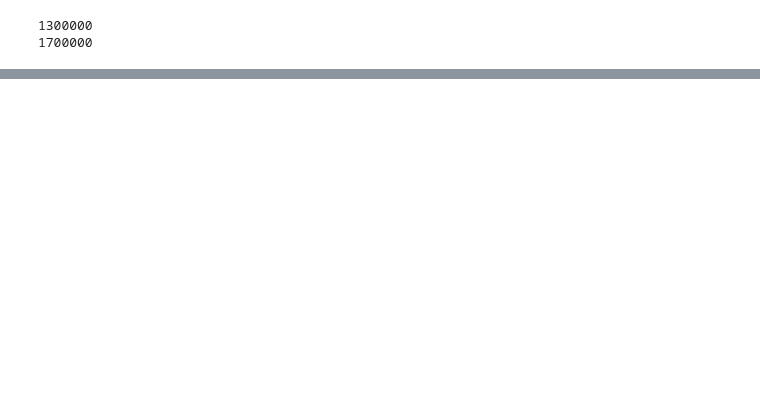
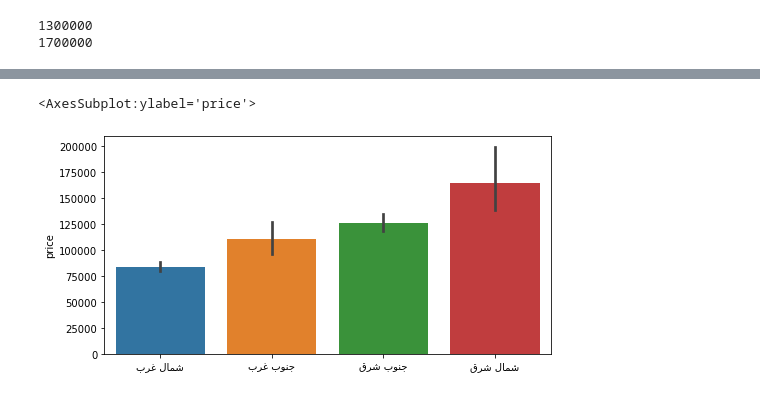
Before and after one commit to Turkinass/Aqar_Real_Estate_EDA, a Jupyter notebook: eda_raw.ipynb, the cells around one changed output, grey strips where cells are left out. Saved outputs shown, nothing was run; the diff lists cells and outputs as text; code cells hidden in the pictures; blank space fills up the shorter version.

```diff
--- a/eda_raw.ipynb
+++ b/eda_raw.ipynb
@@ -273,0 +457,25 @@ plt.
+# %%
+# 0 - create a locator instance
+locator = Nominatim(user_agent="myGeocoder")
+# 1 - conveneint function to delay between geocoding calls
+geocode = RateLimiter(locator.geocode, min_delay_seconds=0.1)
+# 2- - create location column
+data['location'] = data['district'].apply(geocode)
+# 3 - create longitude, laatitude and altitude from location column (returns tuple)
+data['point'] = data['location'].apply(lambda loc: tuple(loc.point) if loc else None)
+# 4 - split point column into latitude, longitude and altitude columns
+data[['latitude', 'longitude', 'altitude']] = pd.DataFrame(data['point'].tolist(), index=data.index)
+
+
+
+
+
+
+# location = locator.geocode("حي ضاحية الملك قهد")
+
+# try:
+#     latitude = location.latitude
+#     longitude = location.longitude
+# except:
+#     latitude = None
+#     longitude = None
@@ -273,0 +564,2 @@ plt.
+# %%
+data['part_of_city'] = convert_coord(data.latitude, data.longitude, data.city)
@@ -273,0 +586,7 @@ plt.
+# %%
+data['part_of_city'] = data['part_of_city'].astype('category')
+# %%
+data_riyadh = data.loc[data.city == "الرياض"]
+data_khubar = data.loc[data.city == "الخبر"]
+data_dammam = data.loc[data.city == "الدمام"]
+data_jeddah = data.loc[data.city == "جدة"]
@@ -273,0 +609,12 @@ plt.
+# %%
+
+
+
+# sns.barplot(data=data_jeddah, x=plot_arabic(data_jeddah['part_of_city']), y=data_jeddah['price'])
+# sns.barplot(data=data_riyadh, x=plot_arabic(data['part_of_city']), y=data['size'])
+
+
+sns.barplot(data=data_jeddah, x=plot_arabic(data_jeddah['part_of_city']), y=data_jeddah['price'])
+# %% [output]
+<AxesSubplot:ylabel='price'>
+[figure, added]
```
Also changed, not shown: parts of 28 cells of this notebook, 1 other file.
